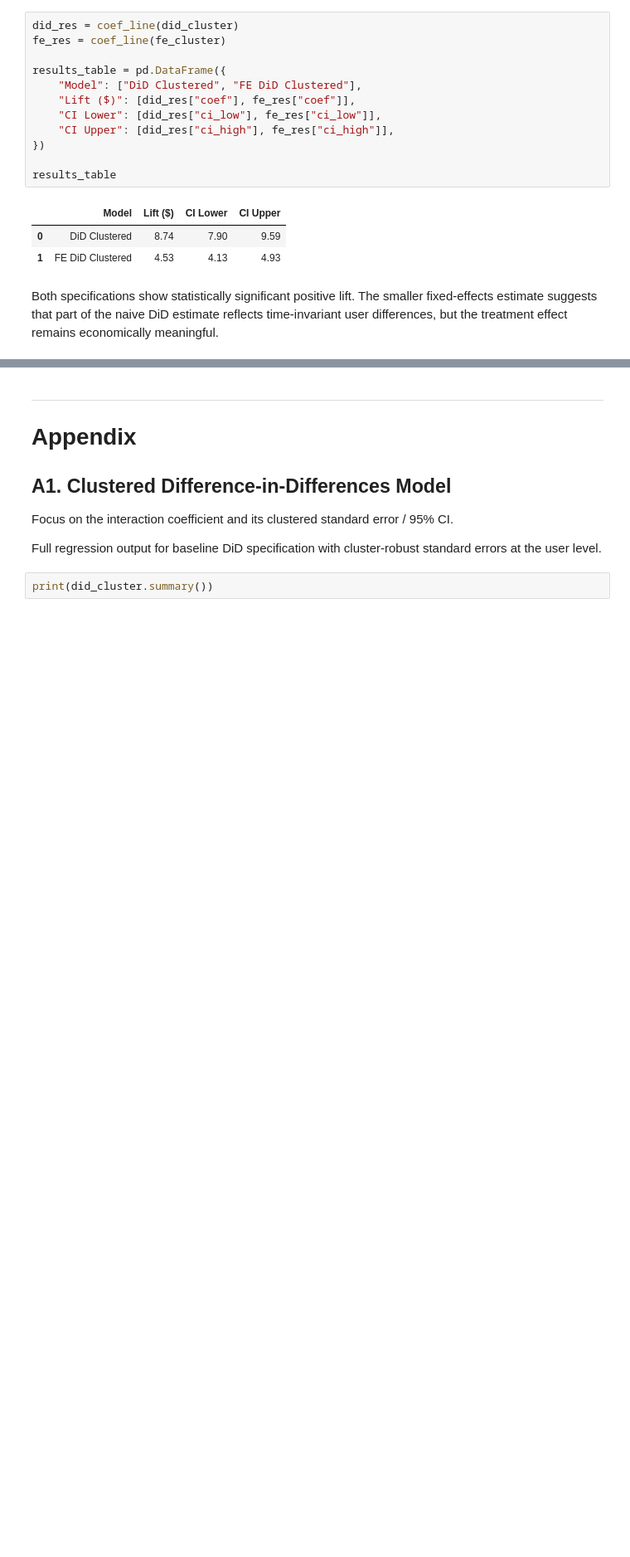
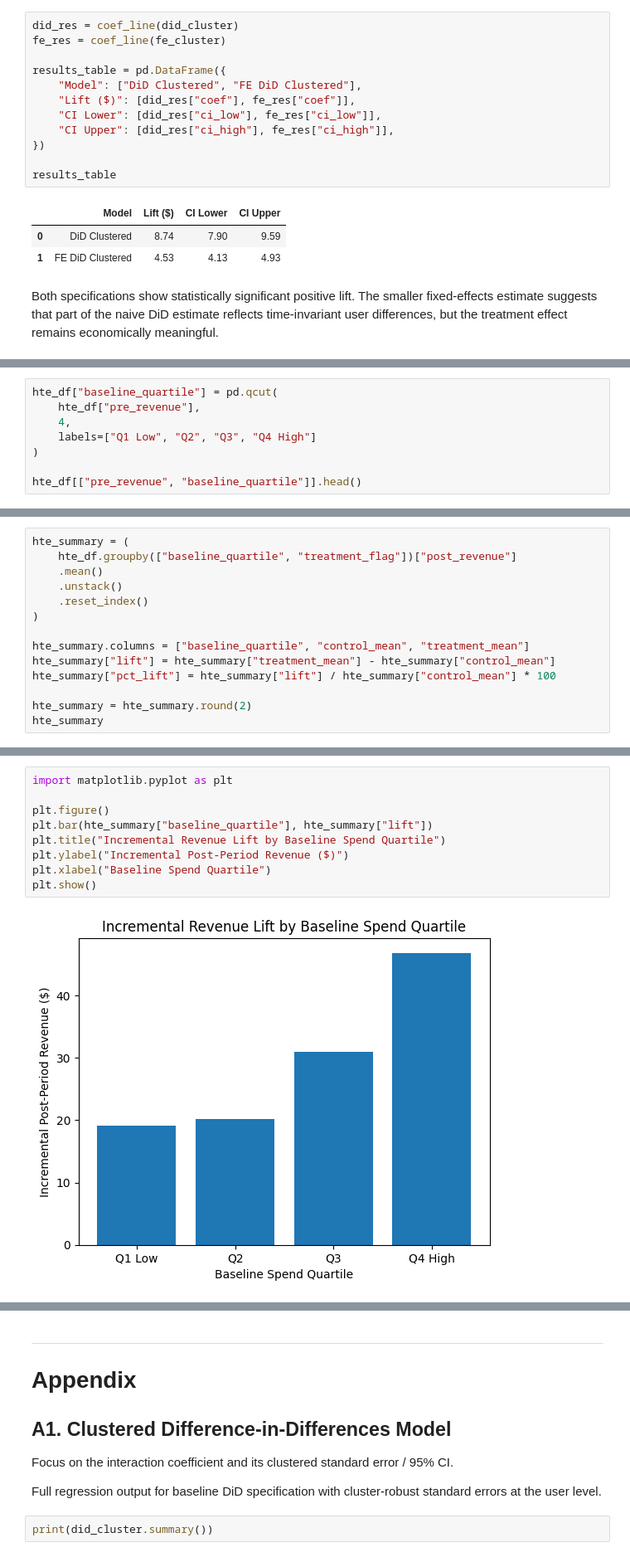
Before and after one commit to tcampayne/targeted-promotion-incrementality-experiment, a Jupyter notebook: analysis/02_inference.ipynb, the cells around one changed output, grey strips where cells are left out. Shown at 83% size. Drawn from its saved outputs; the diff is of its cells as text; blank space fills up the shorter version.

```diff
--- a/analysis/02_inference.ipynb
+++ b/analysis/02_inference.ipynb
@@ -361,0 +406,8 @@ Both specifications show statistically significant positive lift. The smaller fi
+# %%
+hte_df["baseline_quartile"] = pd.qcut(
+    hte_df["pre_revenue"],
+    4,
+    labels=["Q1 Low", "Q2", "Q3", "Q4 High"]
+)
+
+hte_df[["pre_revenue", "baseline_quartile"]].head()
@@ -361,0 +421,14 @@ Both specifications show statistically significant positive lift. The smaller fi
+# %%
+hte_summary = (
+    hte_df.groupby(["baseline_quartile", "treatment_flag"])["post_revenue"]
+    .mean()
+    .unstack()
+    .reset_index()
+)
+
+hte_summary.columns = ["baseline_quartile", "control_mean", "treatment_mean"]
+hte_summary["lift"] = hte_summary["treatment_mean"] - hte_summary["control_mean"]
+hte_summary["pct_lift"] = hte_summary["lift"] / hte_summary["control_mean"] * 100
+
+hte_summary = hte_summary.round(2)
+hte_summary
@@ -361,0 +484,11 @@ Both specifications show statistically significant positive lift. The smaller fi
+# %%
+import matplotlib.pyplot as plt
+
+plt.figure()
+plt.bar(hte_summary["baseline_quartile"], hte_summary["lift"])
+plt.title("Incremental Revenue Lift by Baseline Spend Quartile")
+plt.ylabel("Incremental Post-Period Revenue ($)")
+plt.xlabel("Baseline Spend Quartile")
+plt.show()
+# %% [output]
+[figure, added]
```
Also changed, not shown: parts of 18 cells of this notebook, 5 other files.
